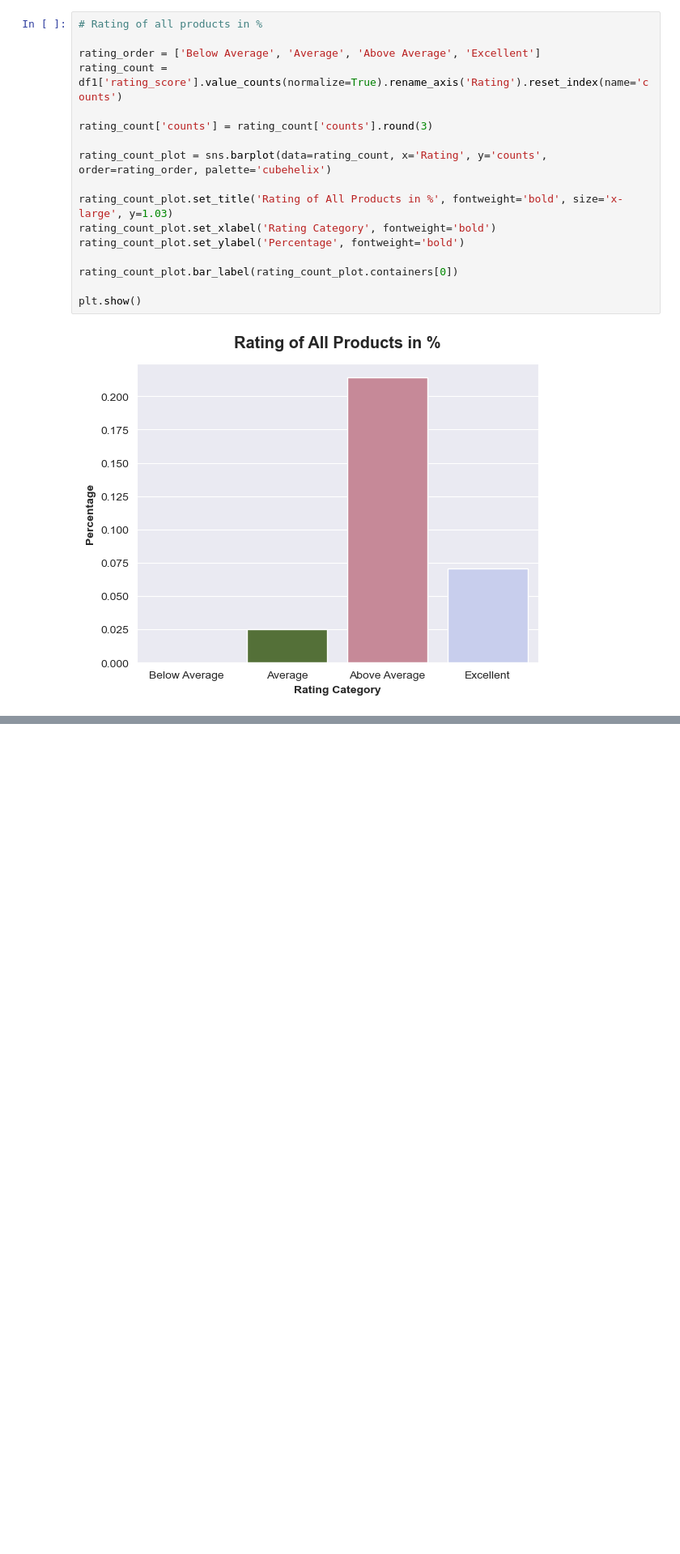
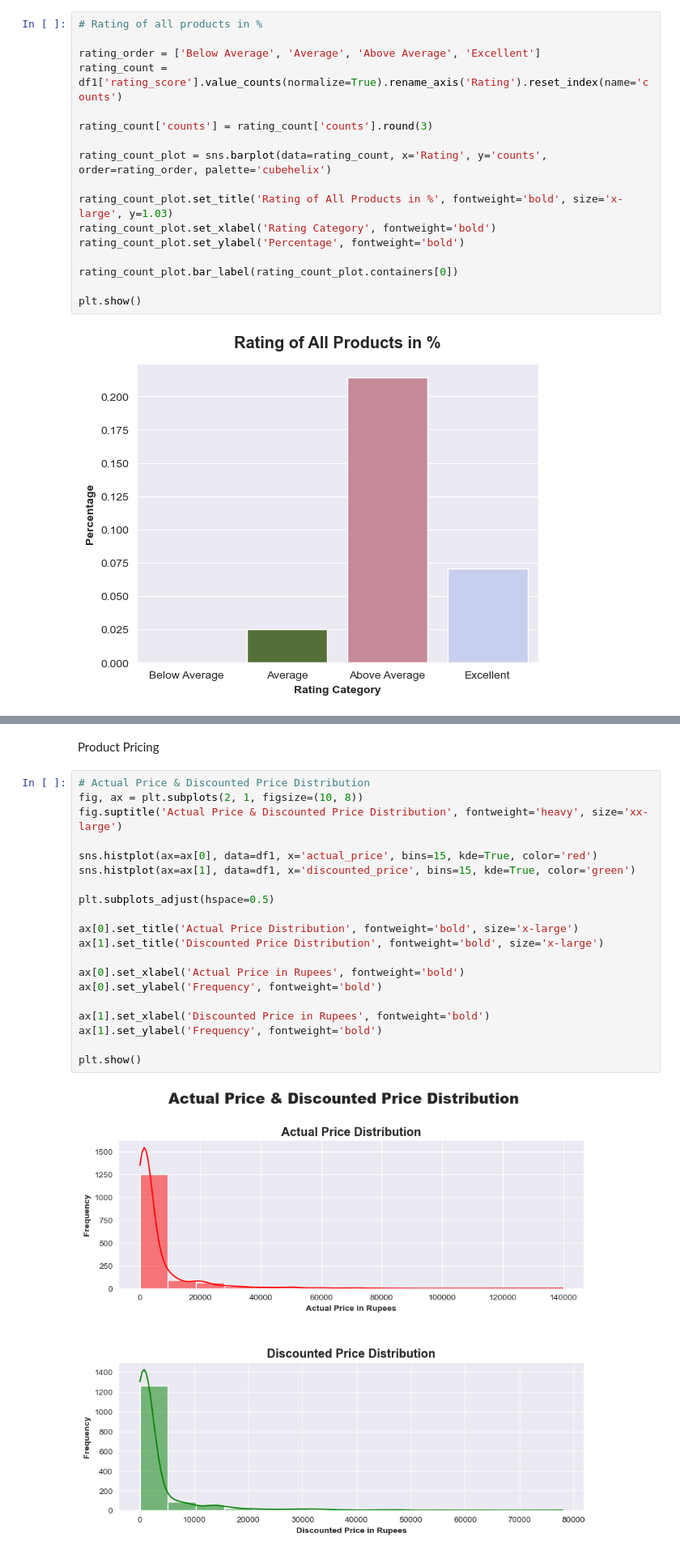
Before and after one commit to Seyone68/Amazon-Sales---Sentiment-Analysis, a Jupyter notebook: app/sales_eda.ipynb, the cells around one changed output, grey strips where cells are left out. Shown at 81% size. Drawn from its saved outputs; the diff is of its cells as text; blank space fills up the shorter version.

```diff
--- a/app/sales_eda.ipynb
+++ b/app/sales_eda.ipynb
@@ -658,3 +658,27 @@ rating_piv
 | Office Products | Office Electronics | 4.450000 | 4.45 | 4.400 | 4.500 | 7743.750000 | 7185.0 | 5426.50 | 9502.25 |
 |  | Office Paper Products | 4.288889 | 4.30 | 4.200 | 4.400 | 4396.296296 | 3785.0 | 2560.50 | 5995.50 |
 | Toys & Games | Arts & Crafts | 4.300000 | 4.30 | 4.300 | 4.300 | 15867.000000 | 15867.0 | 15867.00 | 15867.00 |
+# %% [markdown]
+Product Pricing
+# %%
+# Actual Price & Discounted Price Distribution
+fig, ax = plt.subplots(2, 1, figsize=(10, 8))
+fig.suptitle('Actual Price & Discounted Price Distribution', fontweight='heavy', size='xx-large')
+
+sns.histplot(ax=ax[0], data=df1, x='actual_price', bins=15, kde=True, color='red')
+sns.histplot(ax=ax[1], data=df1, x='discounted_price', bins=15, kde=True, color='green')
+
+plt.subplots_adjust(hspace=0.5)
+
+ax[0].set_title('Actual Price Distribution', fontweight='bold', size='x-large')
+ax[1].set_title('Discounted Price Distribution', fontweight='bold', size='x-large')
+
+ax[0].set_xlabel('Actual Price in Rupees', fontweight='bold')
+ax[0].set_ylabel('Frequency', fontweight='bold')
+
+ax[1].set_xlabel('Discounted Price in Rupees', fontweight='bold')
+ax[1].set_ylabel('Frequency', fontweight='bold')
+
+plt.show()
+# %% [output]
+[figure, added]
```
Also changed, not shown: parts of 28 cells of this notebook.
